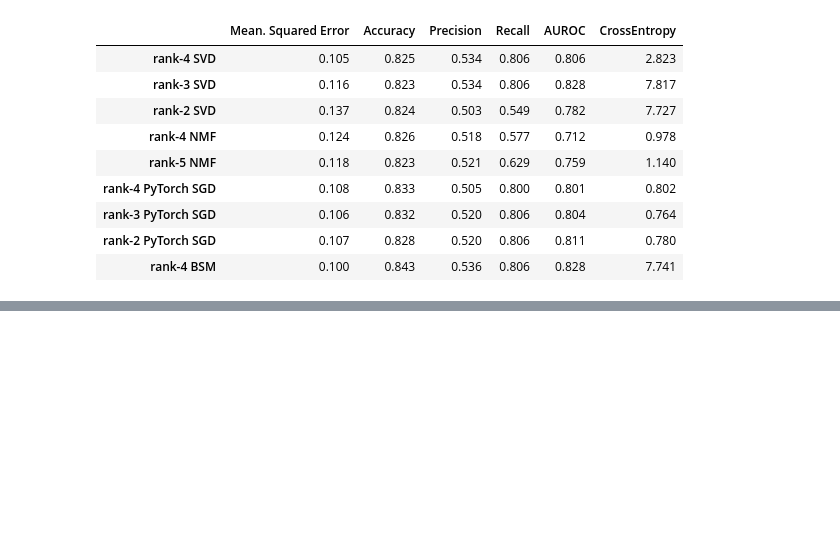
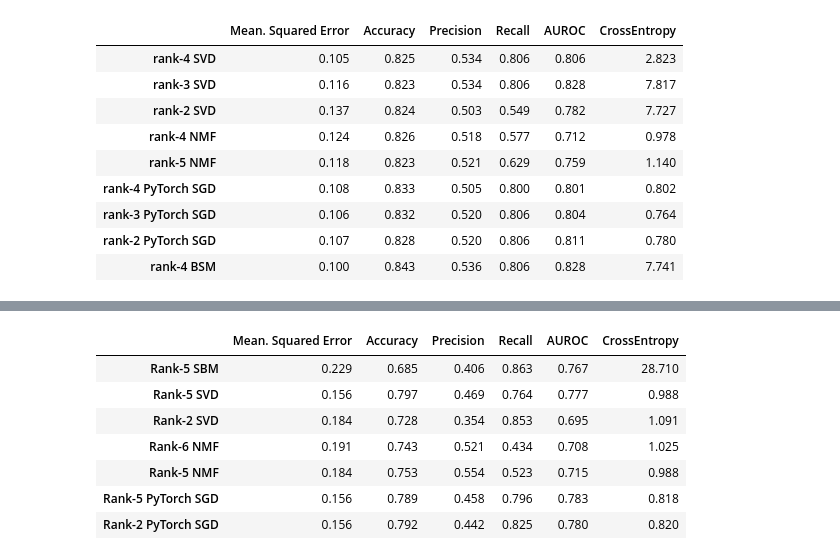
Before and after one commit to venusatuluri/venusatuluri.github.io, a Jupyter notebook: compare graph embeddings.ipynb, the cells around one changed output, grey strips where cells are left out. Saved outputs shown, nothing was run; the diff lists cells and outputs as text; code cells hidden in the pictures; blank space fills up the shorter version.

```diff
--- a/compare graph embeddings.ipynb
+++ b/compare graph embeddings.ipynb
@@ -819,0 +960,24 @@ Here are a few takeaways.
+# %%
+_nmf6 = NMF(n_components=6, max_iter=1000)
+nmf6 = _nmf6.fit_transform(spTrain)
+nmf6 = torch.tensor(nmf6)
+
+_nmf5 = NMF(n_components=5, max_iter=1000)
+nmf5 = _nmf5.fit_transform(spTrain)
+nmf5 = torch.tensor(nmf5)
+
+nmf6_reconstructed = nmf6 @ nmf6.transpose(1, 0)
+plotMatrices["Rank-6 NMF"] = torch.where(nmf6_reconstructed > 0.2, nmf6_reconstructed, 0)
+nmf5_reconstructed = nmf5 @ nmf5.transpose(1, 0)
+plotMatrices["Rank-5 NMF"] = torch.where(nmf5_reconstructed > 0.2, nmf5_reconstructed, 0)
+
+def predFnNMF6(x: torch.Tensor):
+    og = torch.sum(torch.mul(nmf6[x[:, 0]], nmf6[x[:, 1]]), dim=1)
+    return torch.where(og < 0, 0, torch.where(og > 1, 1, og))
+
+def predFnNMF5(x: torch.Tensor):
+    og = torch.sum(torch.mul(nmf5[x[:, 0]], nmf5[x[:, 1]]), dim=1)
+    return torch.where(og < 0, 0, torch.where(og > 1, 1, og))
+
+resultsDict["Rank-6 NMF"] = evaluate(predFnNMF6, testSplit, 0.2)
+resultsDict["Rank-5 NMF"] = evaluate(predFnNMF5, testSplit, 0.2)
@@ -819,0 +1041,11 @@ Here are a few takeaways.
+# %%
+pd.DataFrame.from_dict(resultsDict).transpose().round(3)
+# %% [output]
+|  | Mean. Squared Error | Accuracy | Precision | Recall | AUROC | CrossEntropy |
+| Rank-5 SBM | 0.229 | 0.685 | 0.406 | 0.863 | 0.767 | 28.710 |
+| Rank-5 SVD | 0.156 | 0.797 | 0.469 | 0.764 | 0.777 | 0.988 |
+| Rank-2 SVD | 0.184 | 0.728 | 0.354 | 0.853 | 0.695 | 1.091 |
+| Rank-6 NMF | 0.191 | 0.743 | 0.521 | 0.434 | 0.708 | 1.025 |
+| Rank-5 NMF | 0.184 | 0.753 | 0.554 | 0.523 | 0.715 | 0.988 |
+| Rank-5 PyTorch SGD | 0.156 | 0.789 | 0.458 | 0.796 | 0.783 | 0.818 |
+| Rank-2 PyTorch SGD | 0.156 | 0.792 | 0.442 | 0.825 | 0.780 | 0.820 |
```
Also changed, not shown: parts of 27 cells of this notebook.
